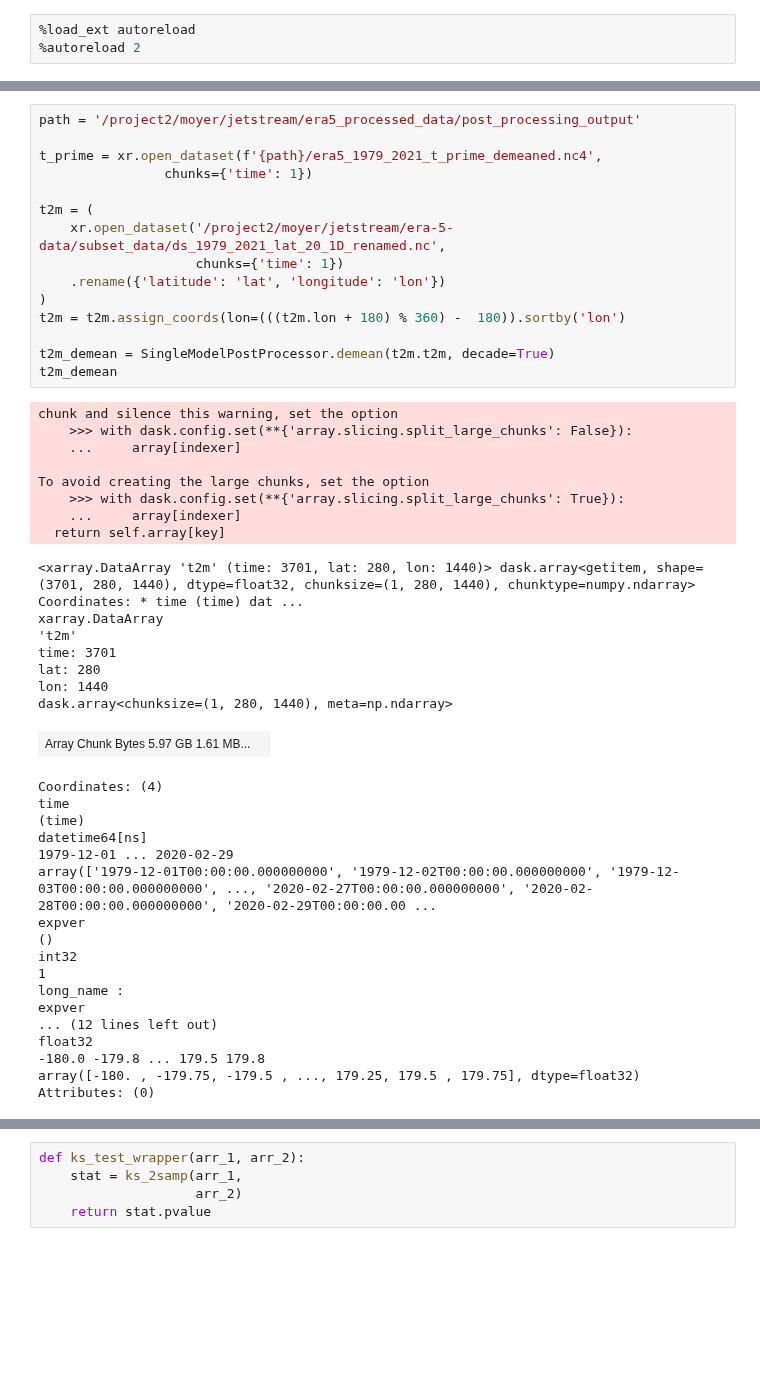
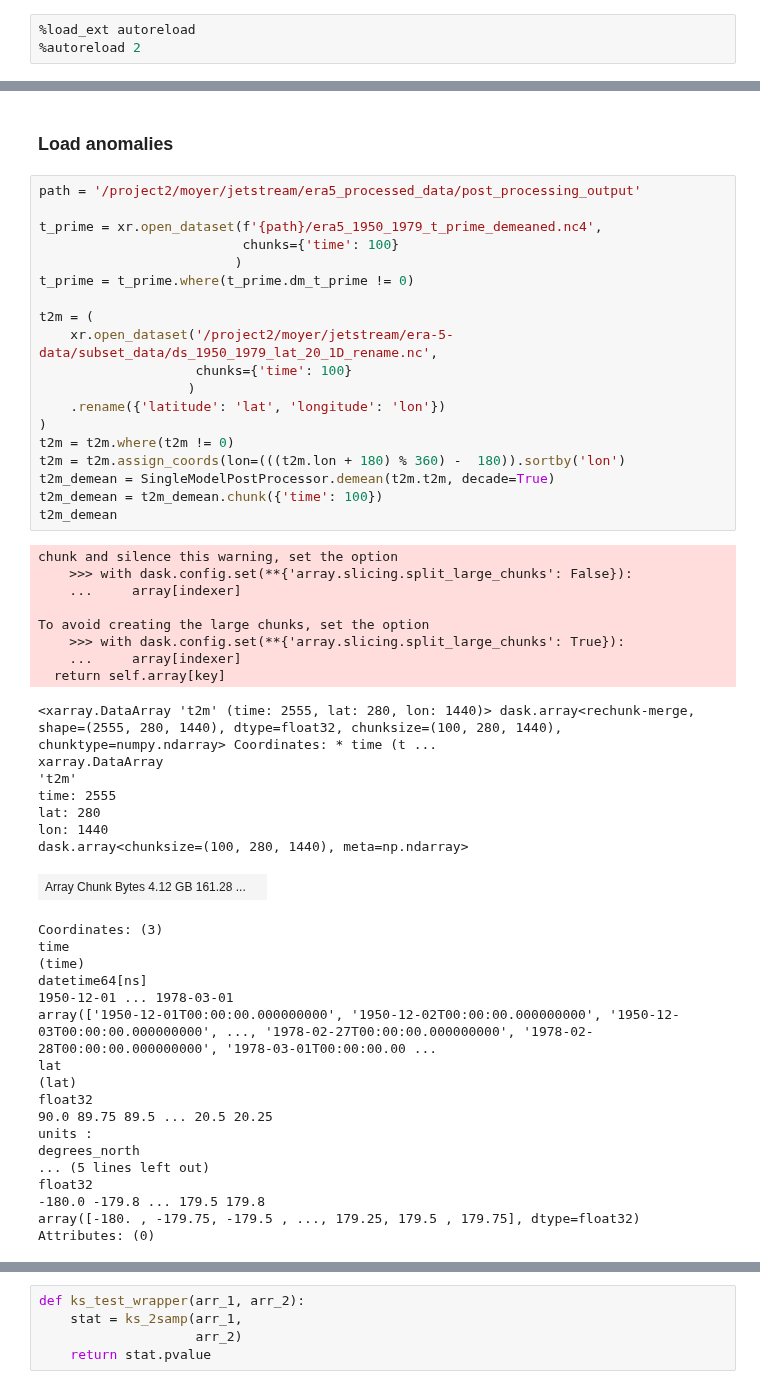
Before and after one commit to geosciences-data-practicum/reanalysis_getter, a Jupyter notebook: notebooks/ks_test.ipynb, the cells around one changed output, grey strips where cells are left out. Saved outputs shown, nothing was run; the diff lists cells and outputs as text; blank space fills up the shorter version.

```diff
--- a/notebooks/ks_test.ipynb
+++ b/notebooks/ks_test.ipynb
@@ -35,48 +25,55 @@ era5_t_prime_demeaned.nc4
+# %% [markdown]
+
+### Load anomalies
 # %%
 path = '/project2/moyer/jetstream/era5_processed_data/post_processing_output'
 
-t_prime = xr.open_dataset(f'{path}/era5_1979_2021_t_prime_demeaned.nc4',
-                chunks={'time': 1})
+t_prime = xr.open_dataset(f'{path}/era5_1950_1979_t_prime_demeaned.nc4',
+                          chunks={'time': 100}
+                         )
+t_prime = t_prime.where(t_prime.dm_t_prime != 0)
 
 t2m = (
-    xr.open_dataset('/project2/moyer/jetstream/era-5-data/subset_data/ds_1979_2021_lat_20_1D_renamed.nc',
-                    chunks={'time': 1})
+    xr.open_dataset('/project2/moyer/jetstream/era-5-data/subset_data/ds_1950_1979_lat_20_1D_rename.nc',
+                    chunks={'time': 100}
+                   )
     .rename({'latitude': 'lat', 'longitude': 'lon'})
 )
+t2m = t2m.where(t2m != 0)
 t2m = t2m.assign_coords(lon=(((t2m.lon + 180) % 360) -  180)).sortby('lon')
-
 t2m_demean = SingleModelPostProcessor.demean(t2m.t2m, decade=True)
+t2m_demean = t2m_demean.chunk({'time': 100})
 t2m_demean
 # %% [output]
 chunk and silence this warning, set the option
     >>> with dask.config.set(**{'array.slicing.split_large_chunks': False}):
     ...     array[indexer]
 
 To avoid creating the large chunks, set the option
     >>> with dask.config.set(**{'array.slicing.split_large_chunks': True}):
     ...     array[indexer]
   return self.array[key]
-<xarray.DataArray 't2m' (time: 3701, lat: 280, lon: 1440)> dask.array<getitem, shape=(3701, 280, 1440), dtype=float32, chunksize=(1, 280, 1440), chunktype=numpy.ndarray> Coordinates: * time (time) dat ...
+<xarray.DataArray 't2m' (time: 2555, lat: 280, lon: 1440)> dask.array<rechunk-merge, shape=(2555, 280, 1440), dtype=float32, chunksize=(100, 280, 1440), chunktype=numpy.ndarray> Coordinates: * time (t ...
 xarray.DataArray
 't2m'
-time: 3701
+time: 2555
 lat: 280
 lon: 1440
-dask.array<chunksize=(1, 280, 1440), meta=np.ndarray>
+dask.array<chunksize=(100, 280, 1440), meta=np.ndarray>
-| Array Chunk Bytes 5.97 GB 1.61 MB... |  |
+| Array Chunk Bytes 4.12 GB 161.28 ... |  |
-Coordinates: (4)
+Coordinates: (3)
 time
 (time)
 datetime64[ns]
-1979-12-01 ... 2020-02-29
-array(['1979-12-01T00:00:00.000000000', '1979-12-02T00:00:00.000000000', '1979-12-03T00:00:00.000000000', ..., '2020-02-27T00:00:00.000000000', '2020-02-28T00:00:00.000000000', '2020-02-29T00:00:00.00 ...
-expver
-()
-int32
-1
-long_name :
-expver
-... (12 lines left out)
+1950-12-01 ... 1978-03-01
+array(['1950-12-01T00:00:00.000000000', '1950-12-02T00:00:00.000000000', '1950-12-03T00:00:00.000000000', ..., '1978-02-27T00:00:00.000000000', '1978-02-28T00:00:00.000000000', '1978-03-01T00:00:00.00 ...
+lat
+(lat)
+float32
+90.0 89.75 89.5 ... 20.5 20.25
+units :
+degrees_north
+... (5 lines left out)
 float32
 -180.0 -179.8 ... 179.5 179.8
 array([-180. , -179.75, -179.5 , ..., 179.25, 179.5 , 179.75], dtype=float32)
```
Also changed, not shown: parts of 17 cells of this notebook.
